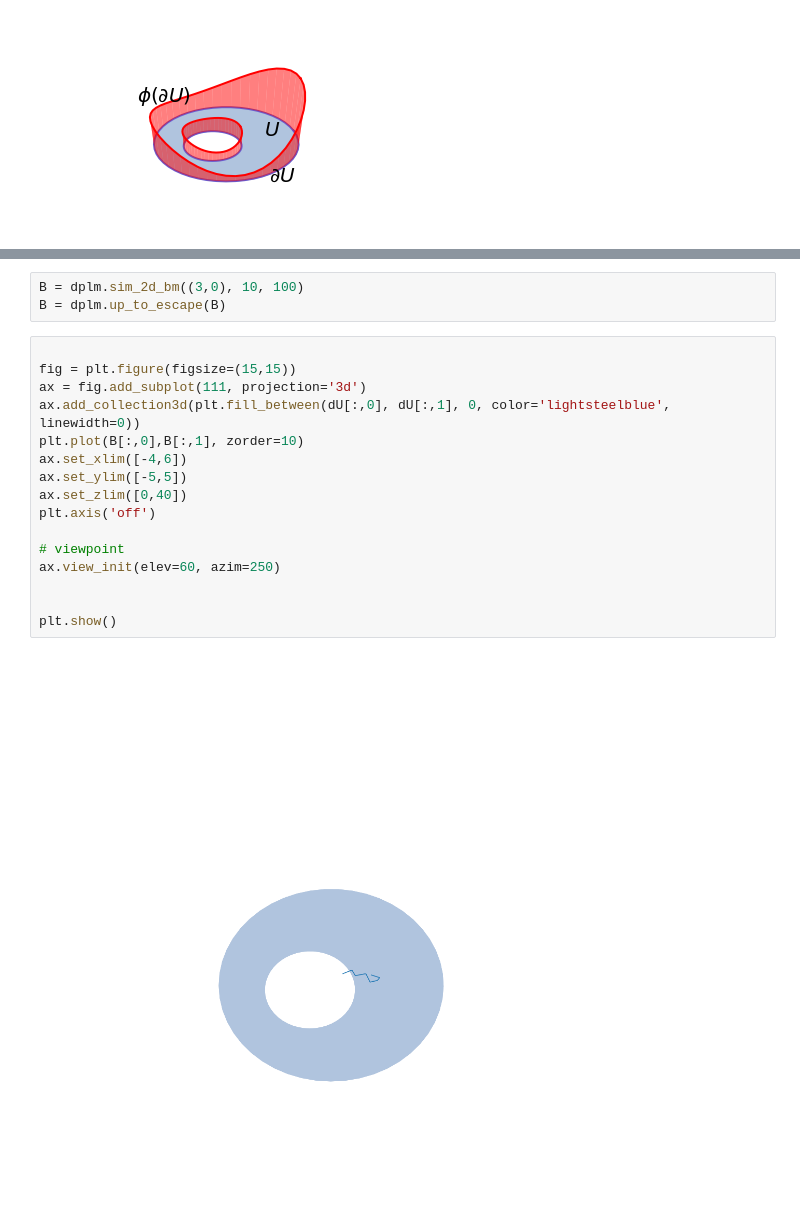
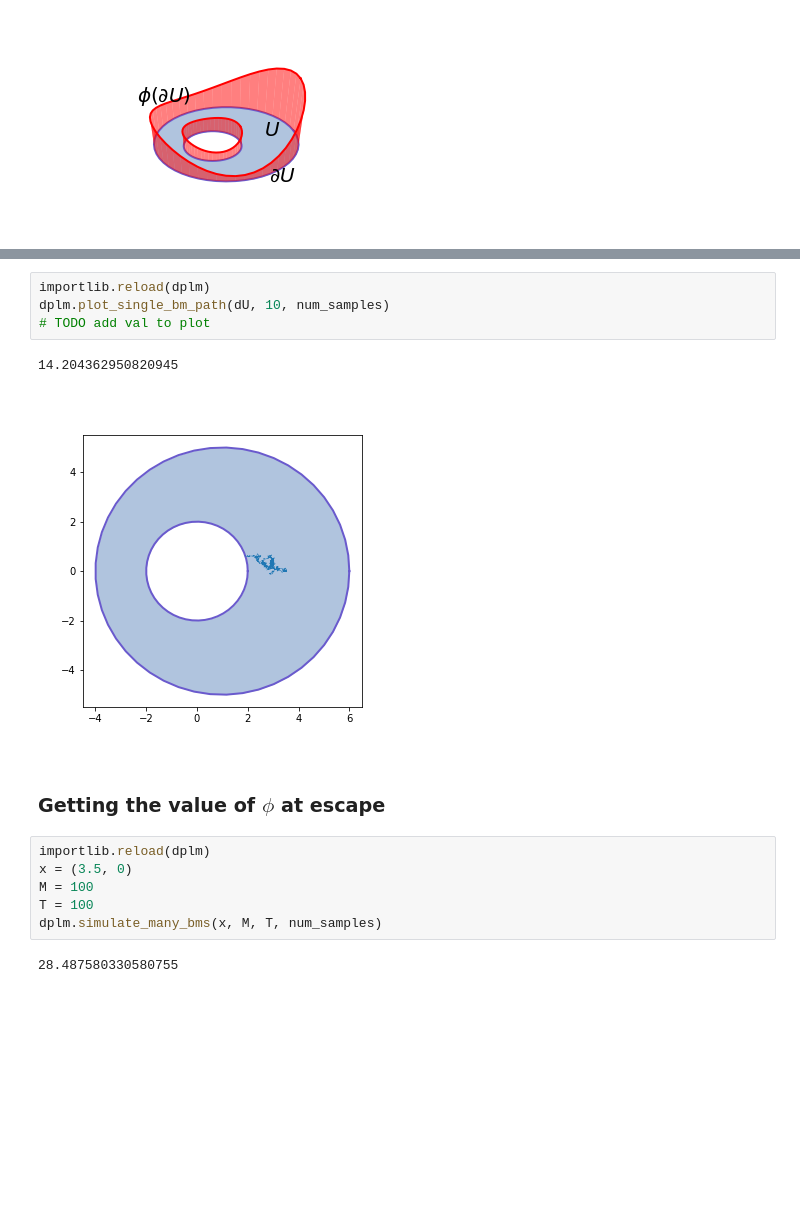
Before and after one commit to WGUNDERWOOD/dirichlet-problem-local-martingales, a Jupyter notebook: dirichlet-problem-local-martingales.ipynb, the cells around one changed output, grey strips where cells are left out. Drawn from its saved outputs; the diff is of its cells as text; blank space fills up the shorter version.

```diff
--- a/dirichlet-problem-local-martingales.ipynb
+++ b/dirichlet-problem-local-martingales.ipynb
@@ -118,21 +120,17 @@ dplm.plot_single_bm_path(dU, 10, num_samples)
-# %%
-B = dplm.sim_2d_bm((3,0), 10, 100)
-B = dplm.up_to_escape(B)
-# %%
-
-fig = plt.figure(figsize=(15,15))
-ax = fig.add_subplot(111, projection='3d')
-ax.add_collection3d(plt.fill_between(dU[:,0], dU[:,1], 0, color='lightsteelblue', linewidth=0))
-plt.plot(B[:,0],B[:,1], zorder=10)
-ax.set_xlim([-4,6])
-ax.set_ylim([-5,5])
-ax.set_zlim([0,40])
-plt.axis('off')
-
-# viewpoint
-ax.view_init(elev=60, azim=250)
-
-
-plt.show()
-# %% [output]
-[figure, removed]
+# %%
+importlib.reload(dplm)
+dplm.plot_single_bm_path(dU, 10, num_samples)
+# TODO add val to plot
+# %% [output]
+14.204362950820945
+[figure, added]
+# %% [markdown]
+### Getting the value of $\phi$ at escape
+# %%
+importlib.reload(dplm)
+x = (3.5, 0)
+M = 100
+T = 100
+dplm.simulate_many_bms(x, M, T, num_samples)
+# %% [output]
+28.487580330580755
```
Also changed, not shown: parts of 14 cells of this notebook, 1 other file.
